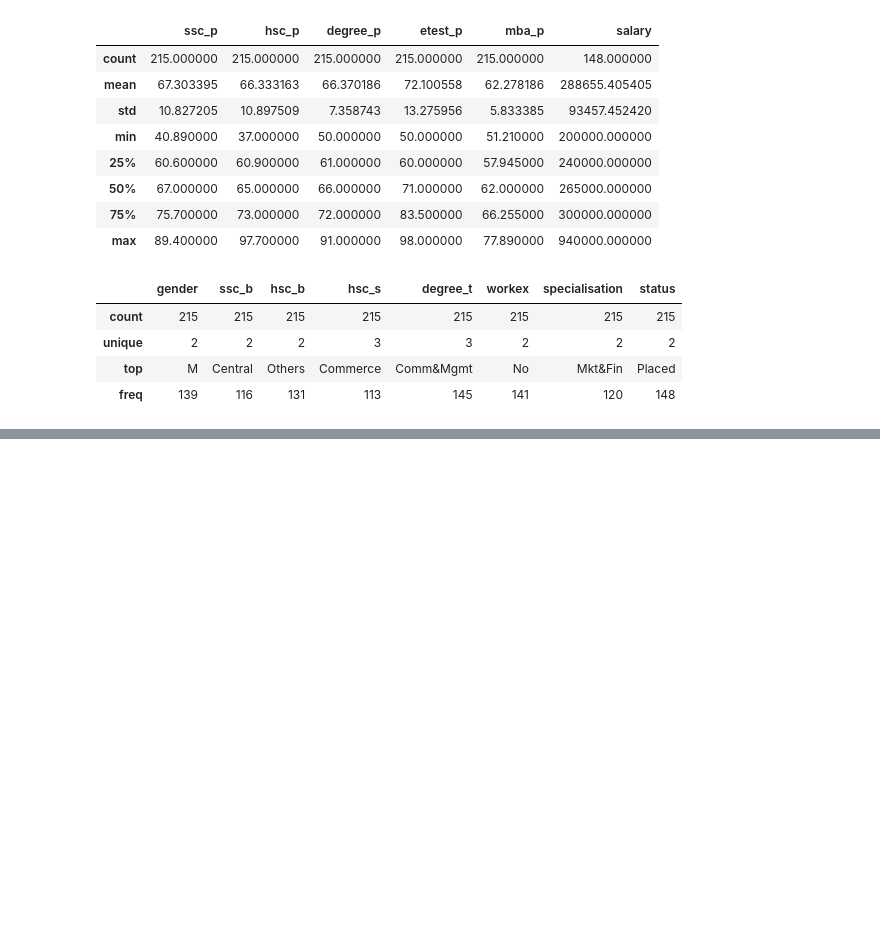
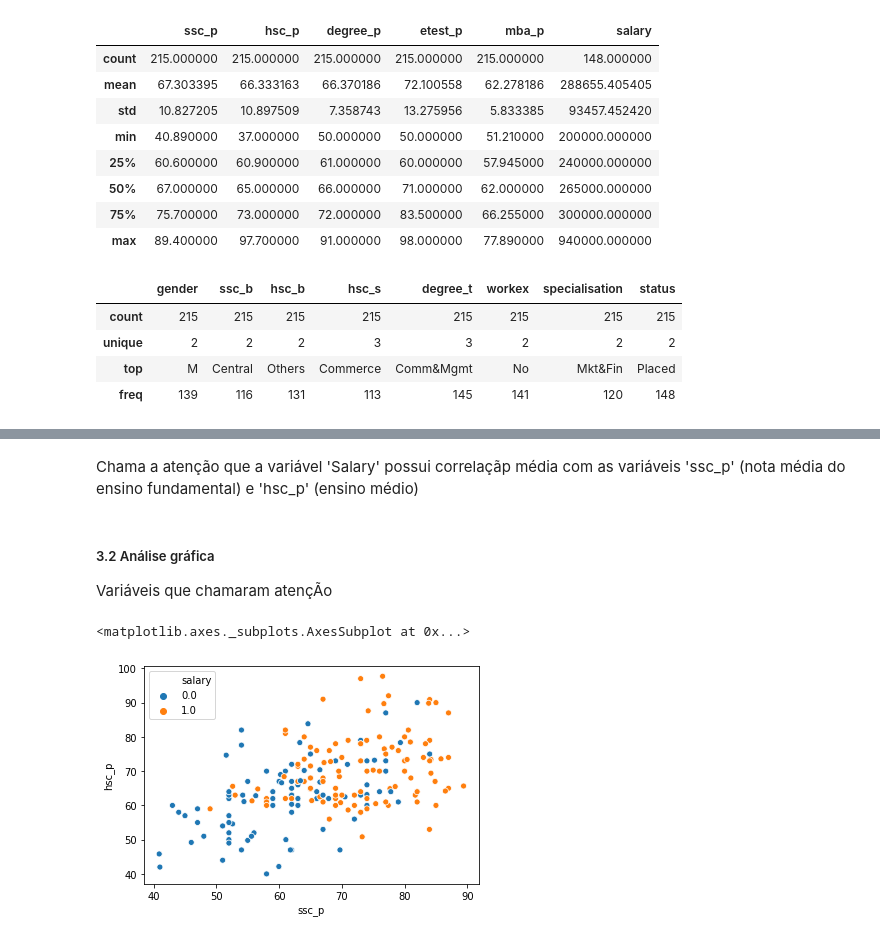
Before and after one commit to fernandovieira1/PracticalMachineLearningWithRandPython, a Jupyter notebook: Chapter4-RegressionofAContinuousVariable/knn_porFora.ipynb, the cells around one changed output, grey strips where cells are left out. Cells and saved outputs as stored; diff of their text form; code cells hidden in the pictures; blank space fills up the shorter version.

```diff
--- a/Chapter4-RegressionofAContinuousVariable/knn_porFora.ipynb
+++ b/Chapter4-RegressionofAContinuousVariable/knn_porFora.ipynb
@@ -107,0 +161,12 @@ df.describe(include=["object"])
+# %% [markdown]
+Chama a atenção que a variável 'Salary' possui correlaçãp média com as variáveis 'ssc_p' (nota média do ensino fundamental) e 'hsc_p' (ensino médio)
+# %% [markdown]
+##### 3.2 Análise gráfica
+Variáveis que chamaram atençÃo
+# %%
+sns.scatterplot(data=df, x="ssc_p", y="hsc_p", hue="salary")
+# 0 = abaixo da mediana
+# 1 = acima da mediana
+# %% [output]
+<matplotlib.axes._subplots.AxesSubplot at 0x...>
+[figure, added]
```
Also changed, not shown: parts of 13 cells of this notebook.
